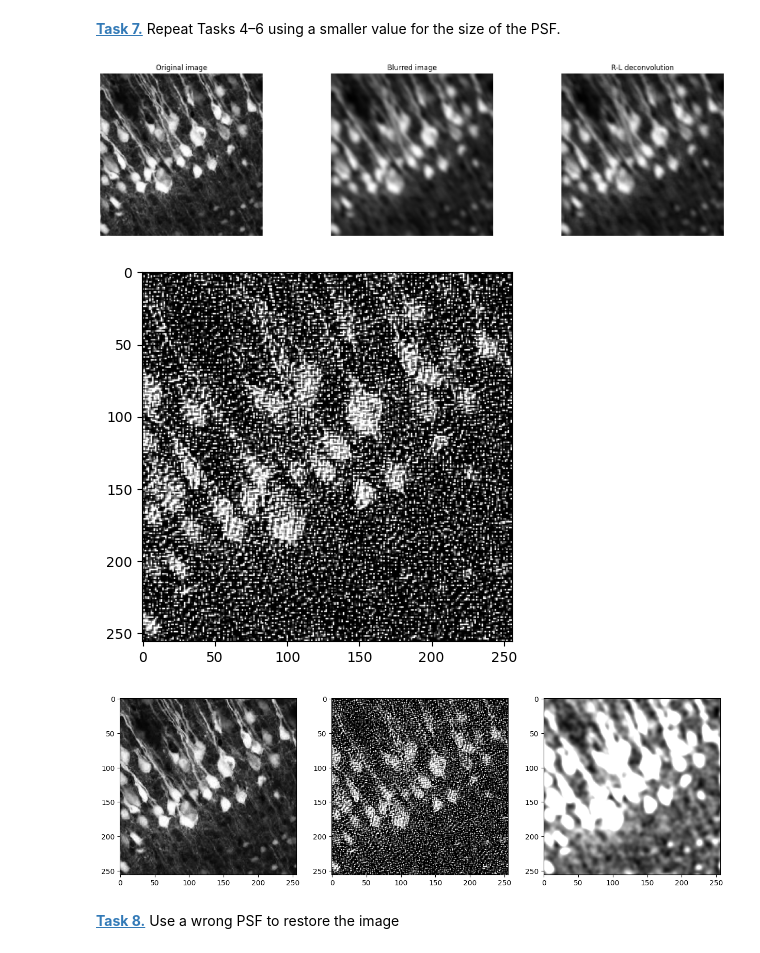
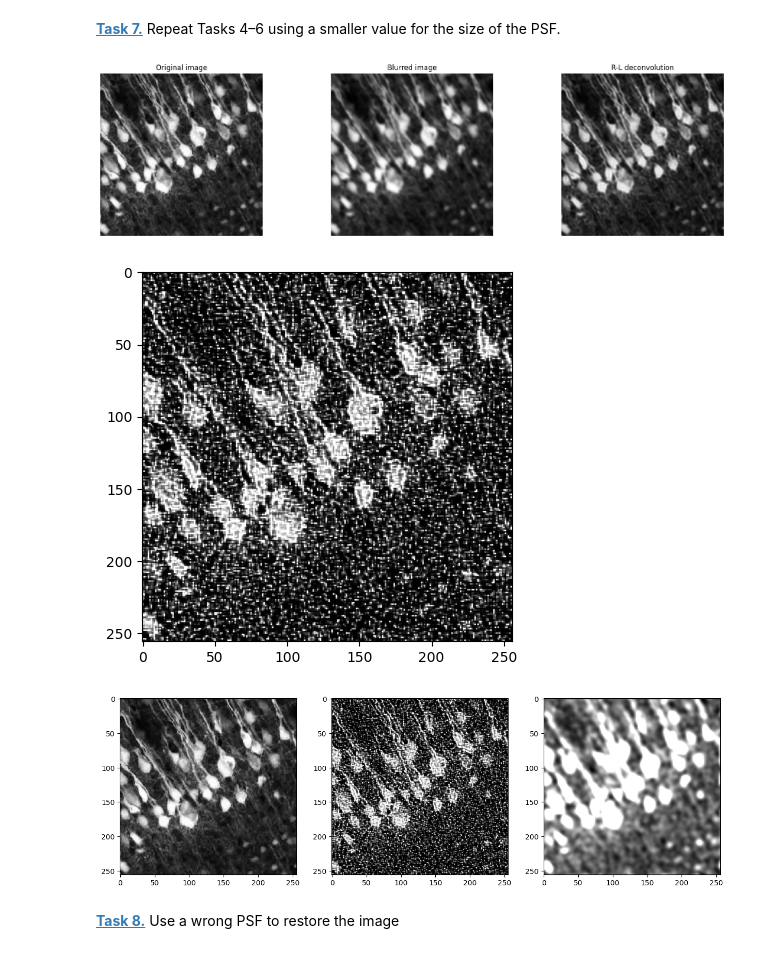
Before and after one commit to JakobStph/mobi-fs5-python, a Jupyter notebook: deconvolution.ipynb, the cells around one changed output. Saved outputs shown, nothing was run; the diff lists cells and outputs as text; code cells hidden in the pictures.

```diff
--- a/deconvolution.ipynb
+++ b/deconvolution.ipynb
@@ -118,7 +124,8 @@ plt.show()
 # %% [markdown]
 **[Task 7.]()** Repeat Tasks 4–6 using a smaller value for the size of the PSF.
 # %%
-psf_size = 4
+psf_size = 5
+img_psf = conv(img, create_psf(psf_size) , mode='same', boundary='symm')
 deconv_img = richardson_lucy_deconvolution(img_psf, create_psf(psf_size), 30)
 plt.figure(figsize=(20,5))
 plt.subplot(1, 3, 1)
@@ -127,35 +134,35 @@ plt.imshow(img, 'gray')
 plt.title('Original image')
 plt.subplot(1, 3, 2)
 plt.axis('off')
 plt.imshow(img_psf, 'gray')
 plt.title('Blurred image')
 plt.subplot(1, 3, 3)
 plt.axis('off')
 plt.imshow(deconv_img, 'gray')
 plt.title('R-L deconvolution')
 plt.show()
 
 noise = (np.random.normal(loc=0,size=img.shape))
 reduce_factor = 5
 noise = noise / reduce_factor
 img_noise = img + noise
 img_noise = img_noise.clip(0, 1)
 deconv_img_noise = richardson_lucy_deconvolution(img_noise, create_psf(psf_size), 30)
 plt.figure()
 plt.imshow(deconv_img_noise, 'gray')
 
 restored_rl = richardson_lucy_deconvolution(img_noise, create_psf(psf_size), 30)
 restored_wiener = wiener(img_noise, create_psf(psf_size), balance=2, clip=True)
 
 plt.figure(figsize=(15, 5))
 plt.subplot(1, 3, 1); plt.imshow(img, 'gray')
 plt.subplot(1, 3, 2); plt.imshow(restored_rl, 'gray')
 plt.subplot(1, 3, 3); plt.imshow(restored_wiener, 'gray')
 plt.show()
 # %% [output]
 [figure]
-[figure, old version]
+[figure, new version]
-[figure, old version]
+[figure, new version]
 # %% [markdown]
 **[Task 8.]()** Use a wrong PSF to restore the image
 # %%
```
Also changed, not shown: parts of 3 cells of this notebook.
